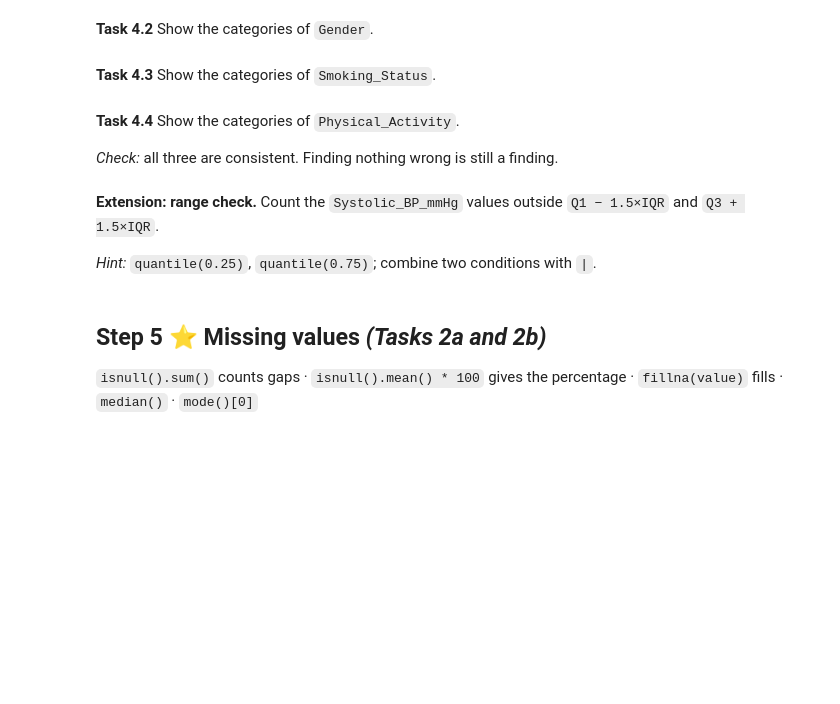
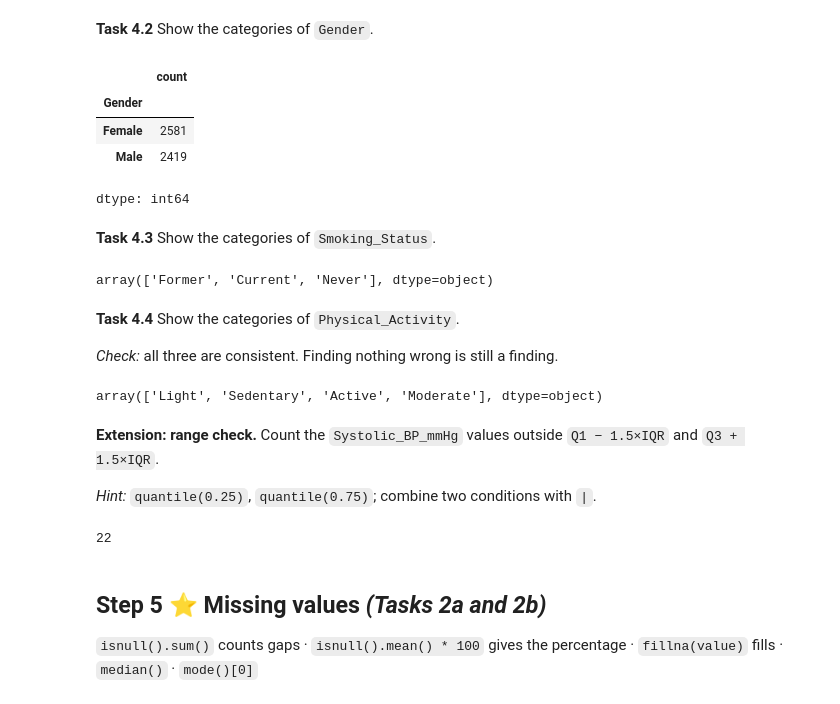
Before and after one commit to ShreyaReddy08/week-5-PFDA, a Jupyter notebook: Week5_Workshop_Pandas_Student.ipynb, the cells around one changed output. Saved outputs shown, nothing was run; the diff lists cells and outputs as text; code cells hidden in the pictures; blank space fills up the shorter version.

```diff
--- a/Week5_Workshop_Pandas_Student.ipynb
+++ b/Week5_Workshop_Pandas_Student.ipynb
@@ -409,25 +409,55 @@ np.int64(0)
 **Task 4.2** Show the categories of `Gender`.
 # %%
 # your code here
+df=df.drop_duplicates()
+df['Gender'].value_counts()
+# %% [output]
+|  | count |
+| Gender |  |
+| Female | 2581 |
+| Male | 2419 |
+dtype: int64
 # %% [markdown]
 **Task 4.3** Show the categories of `Smoking_Status`.
 # %%
 # your code here
+df['Smoking_Status'].unique()
+# %% [output]
+array(['Former', 'Current', 'Never'], dtype=object)
 # %% [markdown]
 **Task 4.4** Show the categories of `Physical_Activity`.
 
 *Check:* all three are consistent. Finding nothing wrong is still a finding.
 # %%
 # your code here
+df['Physical_Activity'].unique()
+# %% [output]
+array(['Light', 'Sedentary', 'Active', 'Moderate'], dtype=object)
 # %% [markdown]
 **Extension: range check.** Count the `Systolic_BP_mmHg` values outside `Q1 − 1.5×IQR` and `Q3 + 1.5×IQR`.
 
 *Hint:* `quantile(0.25)`, `quantile(0.75)`; combine two conditions with `|`.
 # %%
-q1 = ...
-q3 = ...
-iqr = ...
+q1 = df['Systolic_BP_mmHg'].quantile(0.25)
+q3 = df['Systolic_BP_mmHg'].quantile(0.75)
+
+iqr = q3 - q1
+
+lower_bound = q1 - 1.5 * iqr
+upper_bound = q3 + 1.5 * iqr
+
+outlier_count = len(
+    df[
+        (df['Systolic_BP_mmHg'] < lower_bound) |
+        (df['Systolic_BP_mmHg'] > upper_bound)
+    ]
+)
+
+outlier_count
+
 # count the values outside the range
+# %% [output]
+22
 # %% [markdown]
 ## Step 5 ⭐ Missing values  *(Tasks 2a and 2b)*
 `isnull().sum()` counts gaps · `isnull().mean() * 100` gives the percentage · `fillna(value)` fills · `median()` · `mode()[0]`
```
Also changed, not shown: parts of 3 cells of this notebook.
